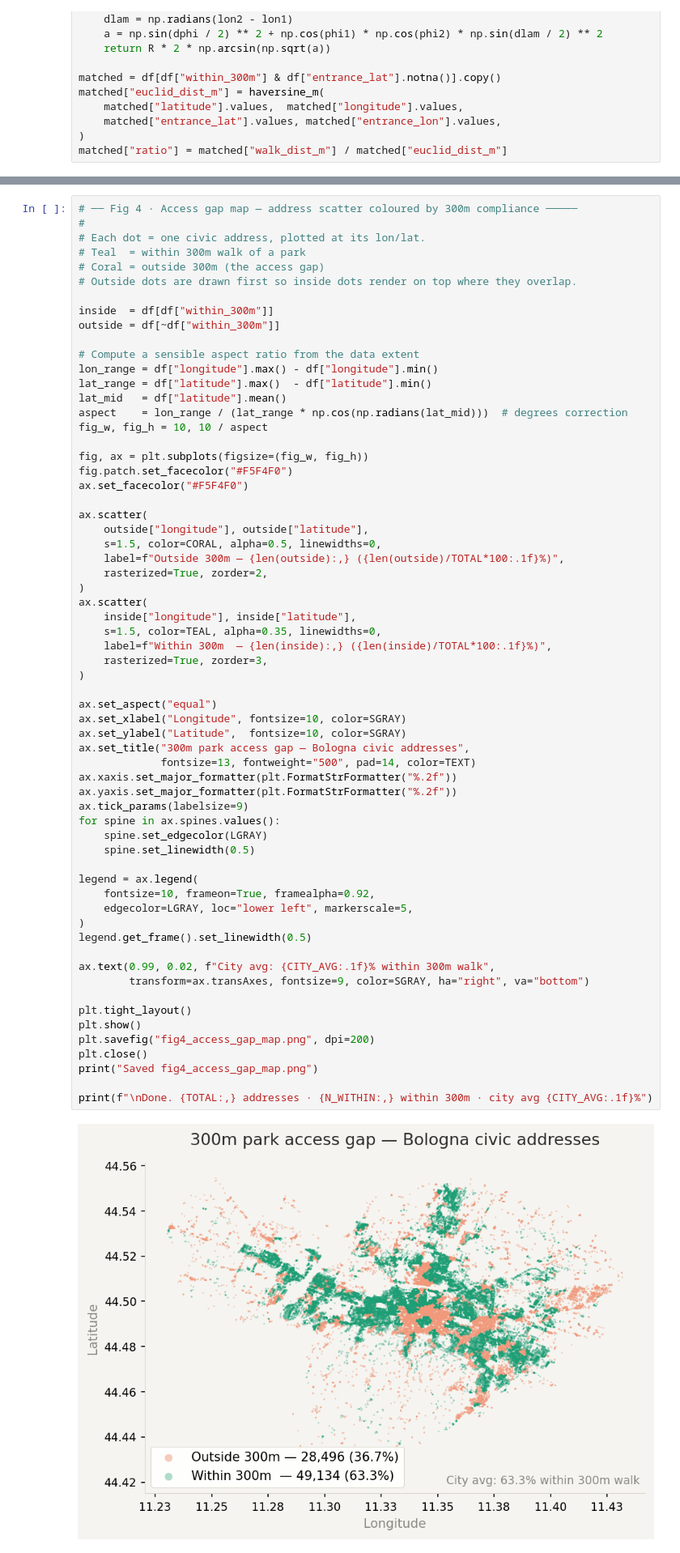
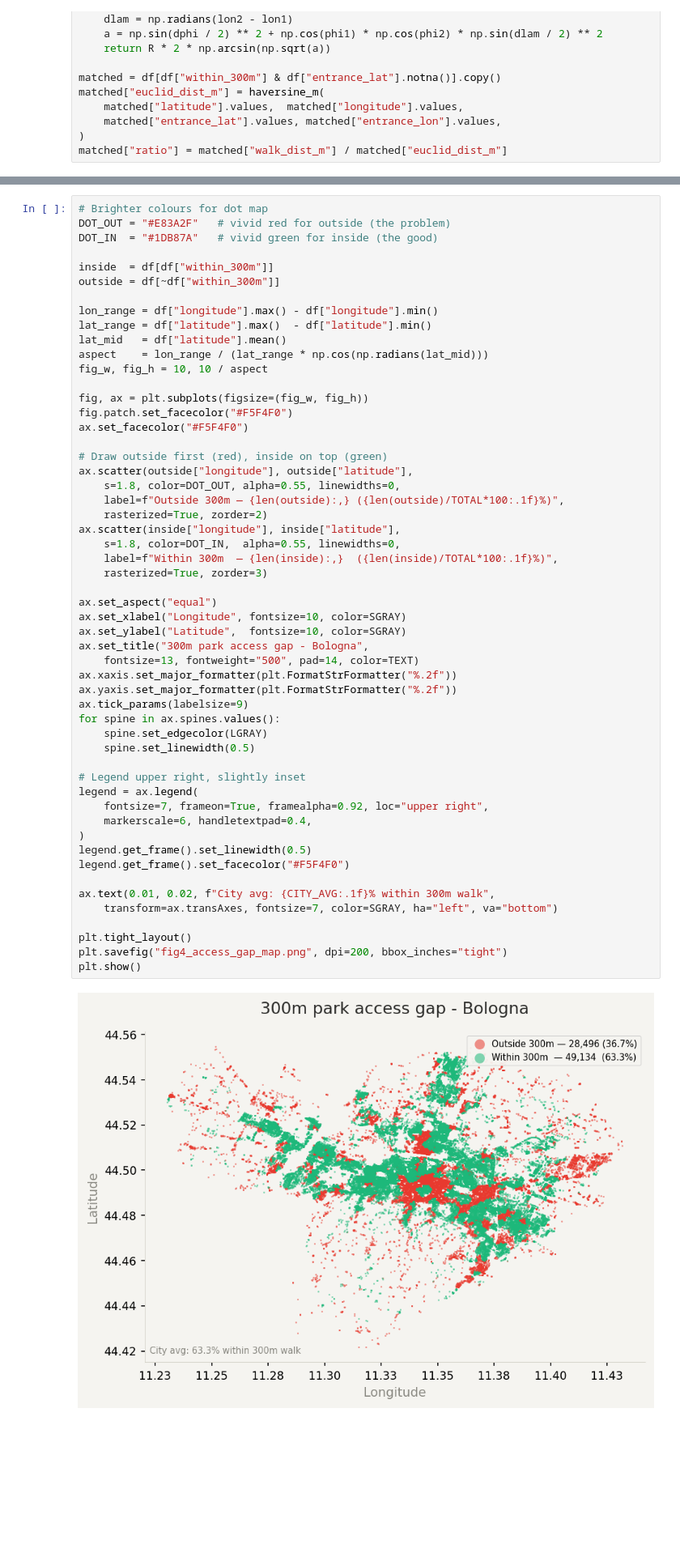
Before and after one commit to dclfbk/3-30-300-index, a Jupyter notebook: code/300m_vizual.ipynb, the cells around one changed output, grey strips where cells are left out. Shown: that part at 81% size. Drawn from its saved outputs; the diff is of its cells as text; blank space fills up the shorter version.

```diff
--- a/code/300m_vizual.ipynb
+++ b/code/300m_vizual.ipynb
@@ -277,65 +265,56 @@ Saved fig3_euclid_vs_walk.png
 # %%
-# ── Fig 4 · Access gap map — address scatter coloured by 300m compliance ─────
-#
-# Each dot = one civic address, plotted at its lon/lat.
-# Teal  = within 300m walk of a park
-# Coral = outside 300m (the access gap)
-# Outside dots are drawn first so inside dots render on top where they overlap.
+# Brighter colours for dot map
+DOT_OUT = "#E83A2F"   # vivid red for outside (the problem)
+DOT_IN  = "#1DB87A"   # vivid green for inside (the good)
 
 inside  = df[df["within_300m"]]
 outside = df[~df["within_300m"]]
 
-# Compute a sensible aspect ratio from the data extent
 lon_range = df["longitude"].max() - df["longitude"].min()
 lat_range = df["latitude"].max()  - df["latitude"].min()
 lat_mid   = df["latitude"].mean()
-aspect    = lon_range / (lat_range * np.cos(np.radians(lat_mid)))  # degrees correction
+aspect    = lon_range / (lat_range * np.cos(np.radians(lat_mid)))
 fig_w, fig_h = 10, 10 / aspect
 
 fig, ax = plt.subplots(figsize=(fig_w, fig_h))
 fig.patch.set_facecolor("#F5F4F0")
 ax.set_facecolor("#F5F4F0")
 
-ax.scatter(
-    outside["longitude"], outside["latitude"],
-    s=1.5, color=CORAL, alpha=0.5, linewidths=0,
+# Draw outside first (red), inside on top (green)
+ax.scatter(outside["longitude"], outside["latitude"],
+    s=1.8, color=DOT_OUT, alpha=0.55, linewidths=0,
     label=f"Outside 300m — {len(outside):,} ({len(outside)/TOTAL*100:.1f}%)",
-    rasterized=True, zorder=2,
-)
-ax.scatter(
-    inside["longitude"], inside["latitude"],
-    s=1.5, color=TEAL, alpha=0.35, linewidths=0,
-    label=f"Within 300m  — {len(inside):,} ({len(inside)/TOTAL*100:.1f}%)",
-    rasterized=True, zorder=3,
-)
+    rasterized=True, zorder=2)
+ax.scatter(inside["longitude"], inside["latitude"],
+    s=1.8, color=DOT_IN,  alpha=0.55, linewidths=0,
+    label=f"Within 300m  — {len(inside):,}  ({len(inside)/TOTAL*100:.1f}%)",
+    rasterized=True, zorder=3)
 
 ax.set_aspect("equal")
 ax.set_xlabel("Longitude", fontsize=10, color=SGRAY)
 ax.set_ylabel("Latitude",  fontsize=10, color=SGRAY)
-ax.set_title("300m park access gap — Bologna civic addresses",
-             fontsize=13, fontweight="500", pad=14, color=TEXT)
+ax.set_title("300m park access gap - Bologna",
+    fontsize=13, fontweight="500", pad=14, color=TEXT)
 ax.xaxis.set_major_formatter(plt.FormatStrFormatter("%.2f"))
 ax.yaxis.set_major_formatter(plt.FormatStrFormatter("%.2f"))
 ax.tick_params(labelsize=9)
 for spine in ax.spines.values():
     spine.set_edgecolor(LGRAY)
     spine.set_linewidth(0.5)
 
+# Legend upper right, slightly inset
 legend = ax.legend(
-    fontsize=10, frameon=True, framealpha=0.92,
-    edgecolor=LGRAY, loc="lower left", markerscale=5,
+    fontsize=7, frameon=True, framealpha=0.92, loc="upper right",
+    markerscale=6, handletextpad=0.4,
 )
 legend.get_frame().set_linewidth(0.5)
+legend.get_frame().set_facecolor("#F5F4F0")
 
-ax.text(0.99, 0.02, f"City avg: {CITY_AVG:.1f}% within 300m walk",
-        transform=ax.transAxes, fontsize=9, color=SGRAY, ha="right", va="bottom")
+ax.text(0.01, 0.02, f"City avg: {CITY_AVG:.1f}% within 300m walk",
+    transform=ax.transAxes, fontsize=7, color=SGRAY, ha="left", va="bottom")
 
 plt.tight_layout()
+plt.savefig("fig4_access_gap_map.png", dpi=200, bbox_inches="tight")
 plt.show()
-plt.savefig("fig4_access_gap_map.png", dpi=200)
-plt.close()
-print("Saved fig4_access_gap_map.png")
-
-print(f"\nDone. {TOTAL:,} addresses · {N_WITHIN:,} within 300m · city avg {CITY_AVG:.1f}%")
 # %% [output]
-[figure, old version]
+[figure, new version]
```
Also changed, not shown: parts of 10 cells of this notebook, 5 other files.
